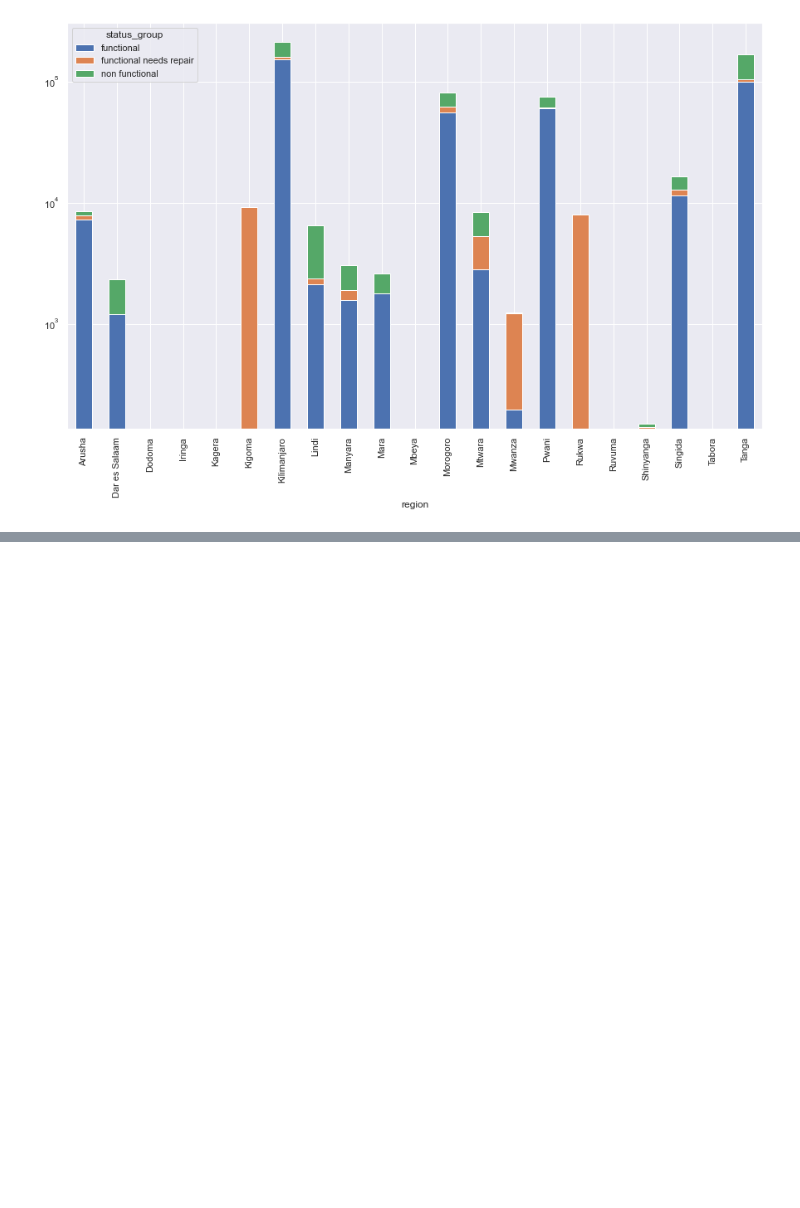
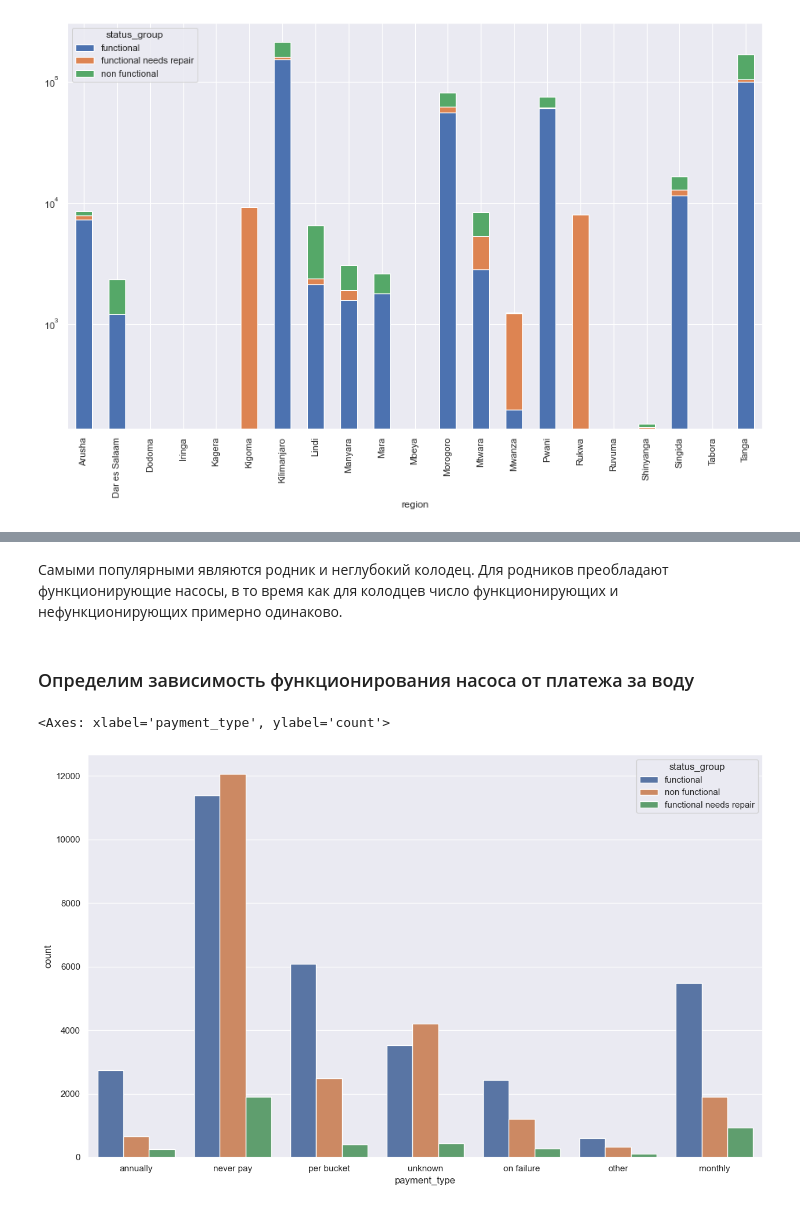
Before and after one commit to nolongerlaugh/BDA-project-Pump-it-Up, a Jupyter notebook: report.ipynb, the cells around one changed output, grey strips where cells are left out. Cells and saved outputs as stored; diff of their text form; code cells hidden in the pictures; blank space fills up the shorter version.

```diff
--- a/report.ipynb
+++ b/report.ipynb
@@ -160,0 +187,10 @@ plt.show()
+# %% [markdown]
+Самыми популярными являются родник и неглубокий колодец. Для родников преобладают функционирующие насосы, в то время как для колодцев число функционирующих и нефункционирующих примерно одинаково.
+# %% [markdown]
+### Определим зависимость функционирования насоса от платежа за воду
+# %%
+fig, ax = plt.subplots(figsize=(15, 9))
+sns.countplot(data = df, x = 'payment_type', hue = 'status_group')
+# %% [output]
+<Axes: xlabel='payment_type', ylabel='count'>
+[figure, added]
```
Also changed, not shown: parts of 12 cells of this notebook.
